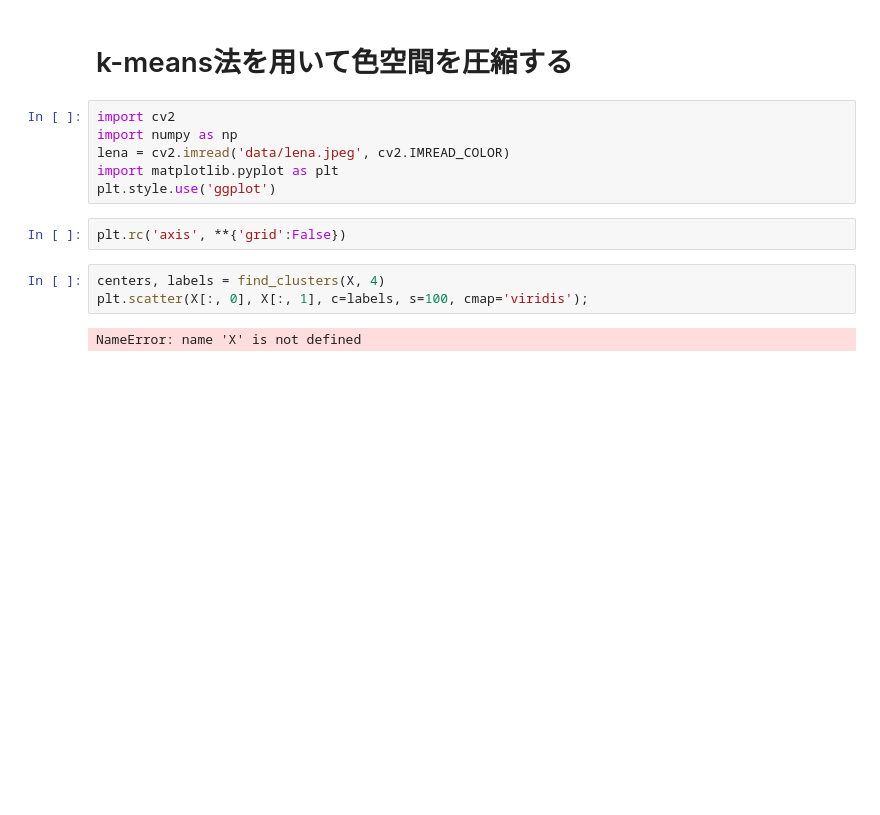
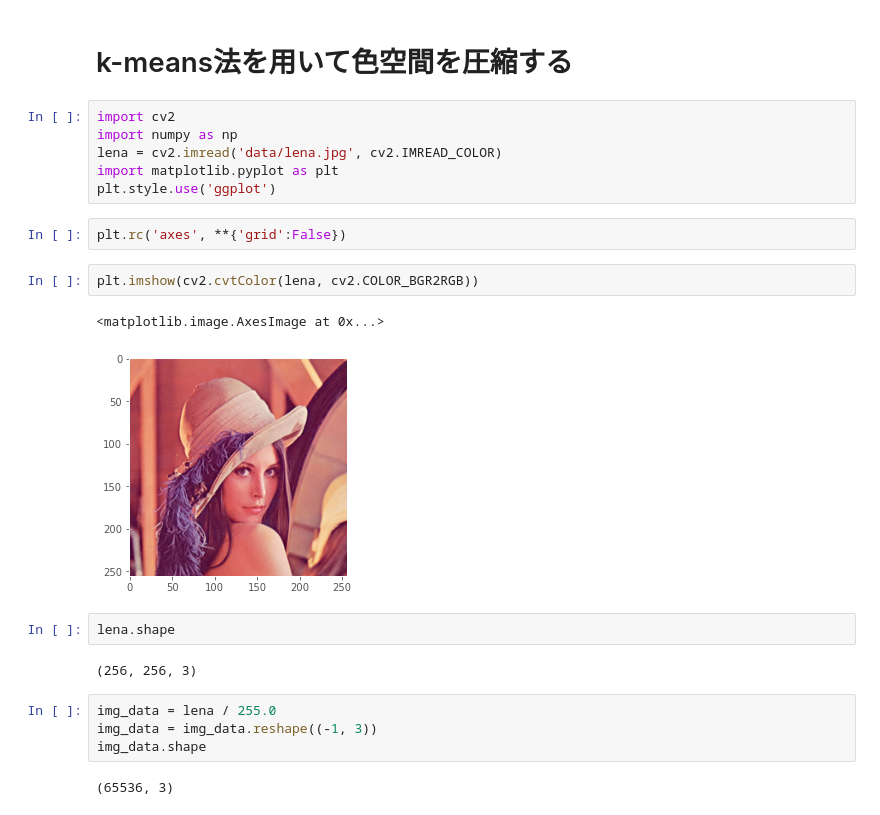
Before and after one commit to dam-crtl/opencv, a Jupyter notebook: chap8-4.ipynb, the cells around one changed output. Saved outputs shown, nothing was run; the diff lists cells and outputs as text; blank space fills up the shorter version.

```diff
--- a/chap8-4.ipynb
+++ b/chap8-4.ipynb
@@ -3,13 +3,23 @@
 # %%
 import cv2
 import numpy as np
-lena = cv2.imread('data/lena.jpeg', cv2.IMREAD_COLOR)
+lena = cv2.imread('data/lena.jpg', cv2.IMREAD_COLOR)
 import matplotlib.pyplot as plt
 plt.style.use('ggplot')
 # %%
-plt.rc('axis', **{'grid':False})
+plt.rc('axes', **{'grid':False})
-# %%
-centers, labels = find_clusters(X, 4)
-plt.scatter(X[:, 0], X[:, 1], c=labels, s=100, cmap='viridis');
-# %% [output]
-NameError: name 'X' is not defined
+# %%
+plt.imshow(cv2.cvtColor(lena, cv2.COLOR_BGR2RGB))
+# %% [output]
+<matplotlib.image.AxesImage at 0x...>
+[figure, added]
+# %%
+lena.shape
+# %% [output]
+(256, 256, 3)
+# %%
+img_data = lena / 255.0
+img_data = img_data.reshape((-1, 3))
+img_data.shape
+# %% [output]
+(65536, 3)
```
Also changed, not shown: parts of 8 cells of this notebook.
